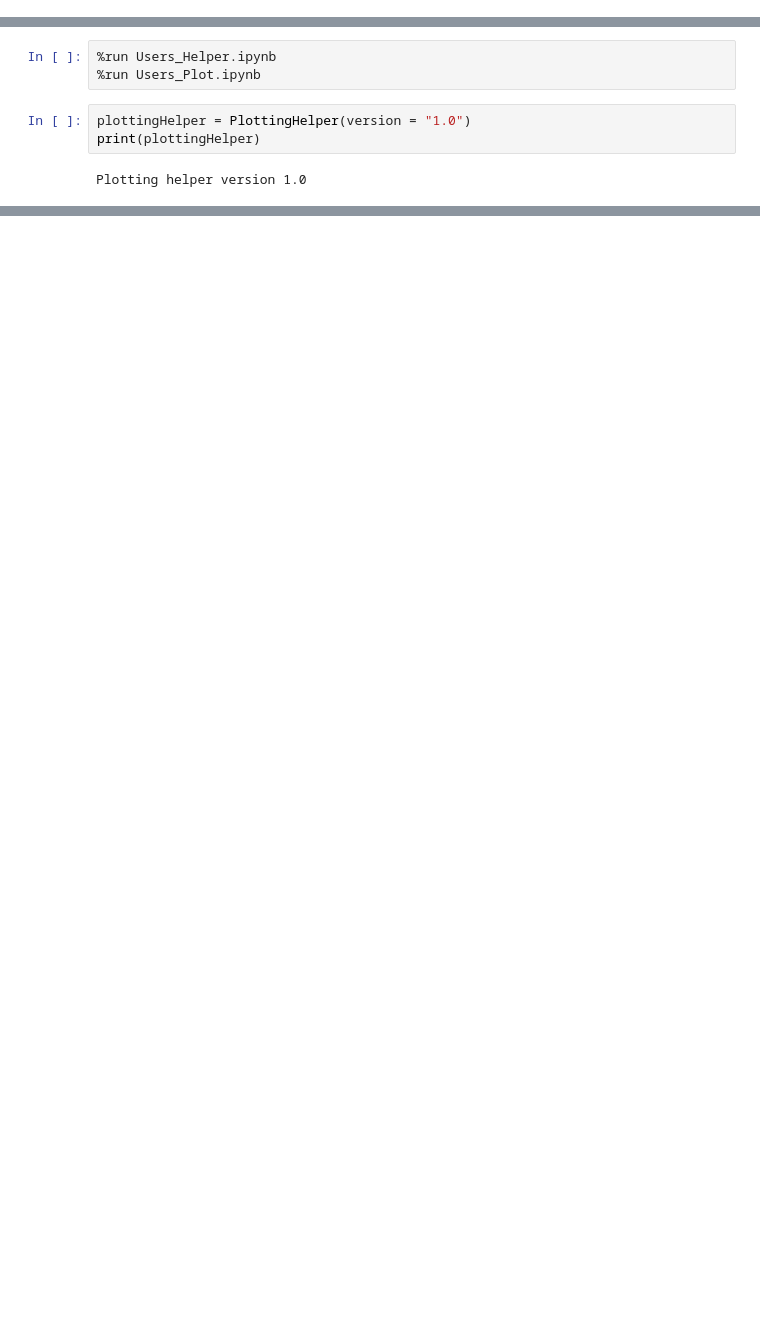
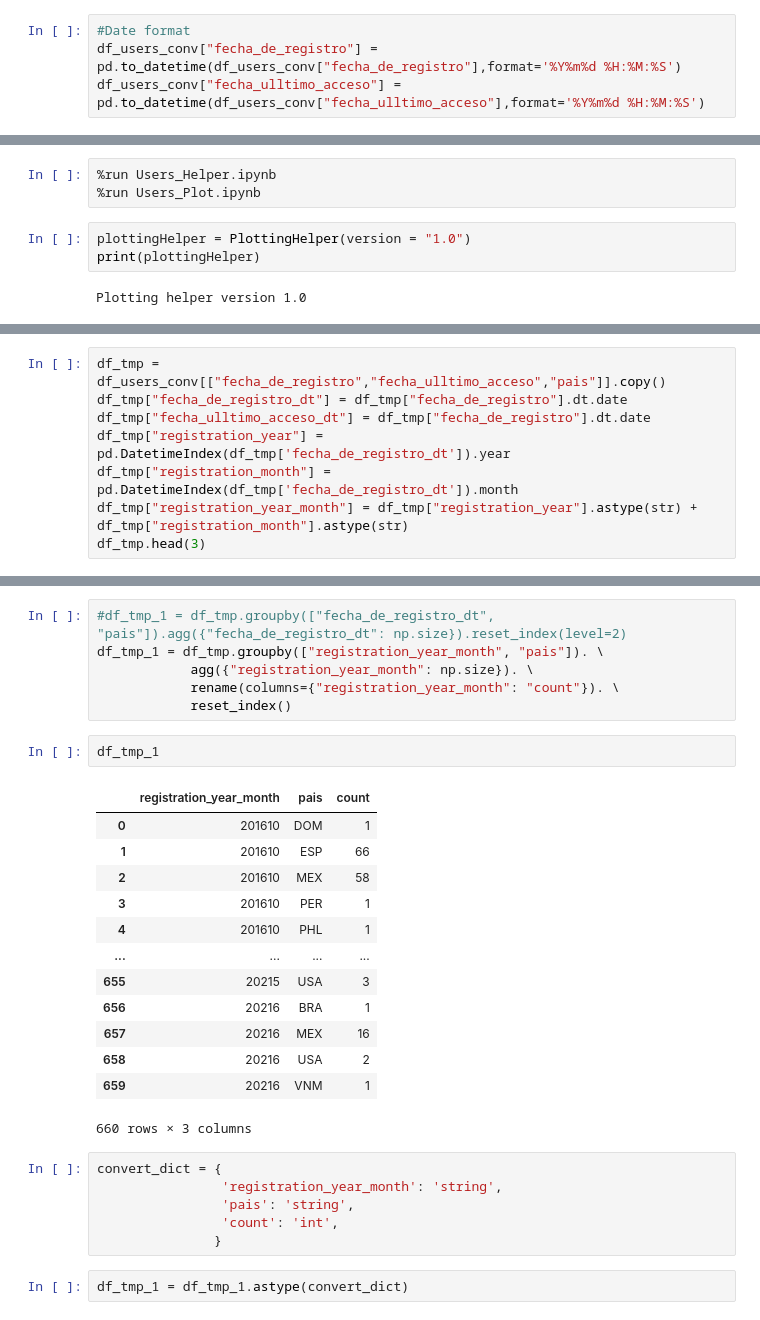
Before and after one commit to lveagithub/TeachersPro-analytics, a Jupyter notebook: Users.ipynb, the cells around one changed output, grey strips where cells are left out. Drawn from its saved outputs; the diff is of its cells as text; blank space fills up the shorter version.

```diff
--- a/Users.ipynb
+++ b/Users.ipynb
@@ -98,4 +99,8 @@ convert_dict = {
 df_users_conv = df_users_ori.astype(convert_dict)
+# %%
+#Date format
+df_users_conv["fecha_de_registro"] = pd.to_datetime(df_users_conv["fecha_de_registro"],format='%Y%m%d %H:%M:%S')
+df_users_conv["fecha_ulltimo_acceso"] = pd.to_datetime(df_users_conv["fecha_ulltimo_acceso"],format='%Y%m%d %H:%M:%S')
 # %%
 df_users_conv.dtypes
 # %% [output]
@@ -197,3 +202,11 @@ with out2:
                         );
 # %% [output]
 [interactive output not drawn]
+# %%
+df_tmp = df_users_conv[["fecha_de_registro","fecha_ulltimo_acceso","pais"]].copy()
+df_tmp["fecha_de_registro_dt"] = df_tmp["fecha_de_registro"].dt.date
+df_tmp["fecha_ulltimo_acceso_dt"] = df_tmp["fecha_de_registro"].dt.date
+df_tmp["registration_year"] = pd.DatetimeIndex(df_tmp['fecha_de_registro_dt']).year
+df_tmp["registration_month"] = pd.DatetimeIndex(df_tmp['fecha_de_registro_dt']).month
+df_tmp["registration_year_month"] = df_tmp["registration_year"].astype(str) + df_tmp["registration_month"].astype(str)
+df_tmp.head(3)
@@ -199,0 +218,30 @@ with out2:
+# %%
+#df_tmp_1 = df_tmp.groupby(["fecha_de_registro_dt", "pais"]).agg({"fecha_de_registro_dt": np.size}).reset_index(level=2)
+df_tmp_1 = df_tmp.groupby(["registration_year_month", "pais"]). \
+            agg({"registration_year_month": np.size}). \
+            rename(columns={"registration_year_month": "count"}). \
+            reset_index()
+# %%
+df_tmp_1
+# %% [output]
+|  | registration_year_month | pais | count |
+| 0 | 201610 | DOM | 1 |
+| 1 | 201610 | ESP | 66 |
+| 2 | 201610 | MEX | 58 |
+| 3 | 201610 | PER | 1 |
+| 4 | 201610 | PHL | 1 |
+| ... | ... | ... | ... |
+| 655 | 20215 | USA | 3 |
+| 656 | 20216 | BRA | 1 |
+| 657 | 20216 | MEX | 16 |
+| 658 | 20216 | USA | 2 |
+| 659 | 20216 | VNM | 1 |
+660 rows × 3 columns
+# %%
+convert_dict = {
+                'registration_year_month': 'string',
+                'pais': 'string',
+                'count': 'int',
+               }
+# %%
+df_tmp_1 = df_tmp_1.astype(convert_dict)
```
Also changed, not shown: parts of 9 cells of this notebook.
